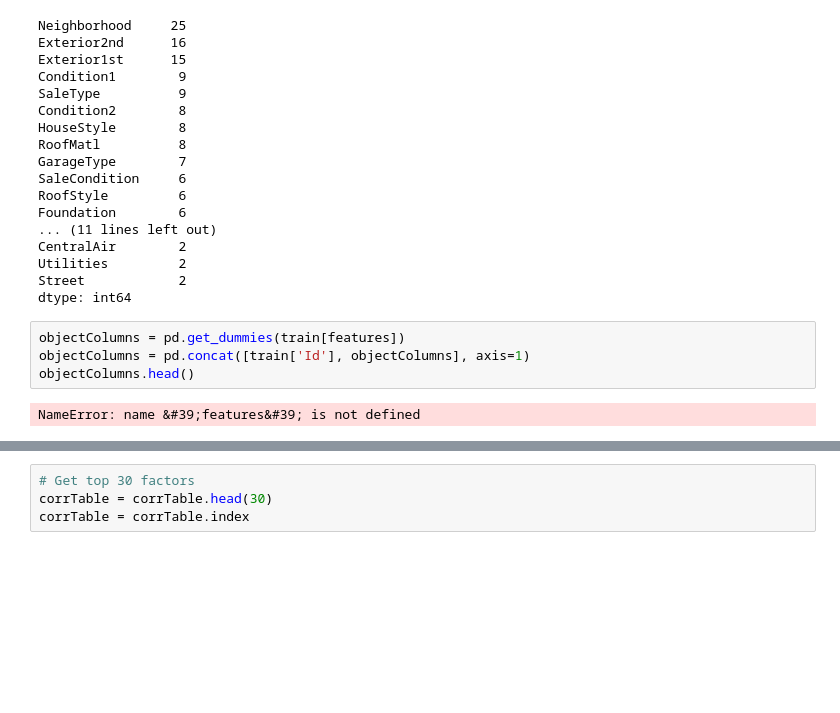
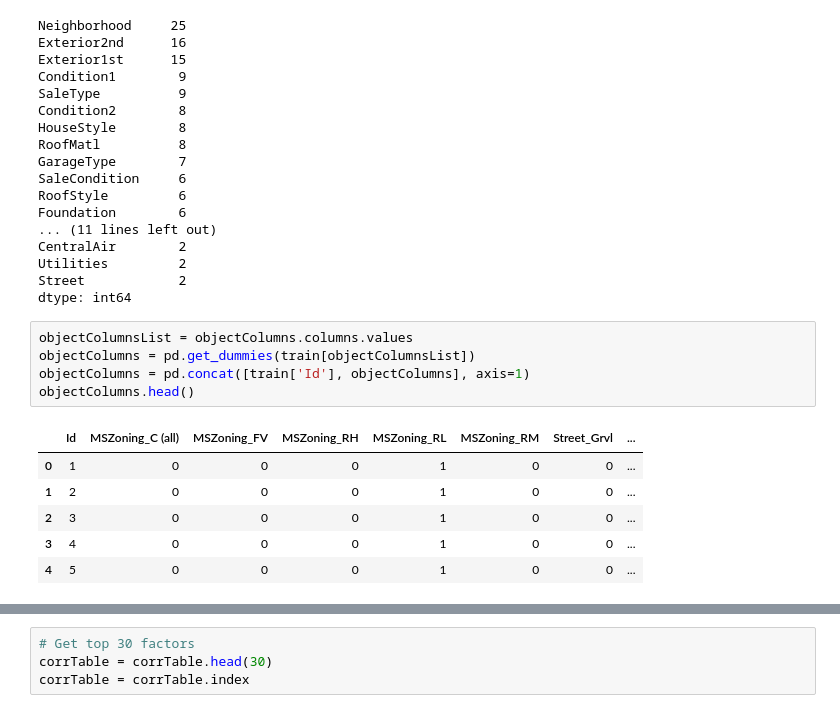
Before and after one commit to PratsNathan/house-prices-advanced-regression-techniques, a Jupyter notebook: main.ipynb, the cells around one changed output, grey strips where cells are left out. Cells and saved outputs as stored; diff of their text form; blank space fills up the shorter version.

```diff
--- a/main.ipynb
+++ b/main.ipynb
@@ -148,8 +148,14 @@ Utilities         2
 Street            2
 dtype: int64
 # %%
-objectColumns = pd.get_dummies(train[features])
+objectColumnsList = objectColumns.columns.values
+objectColumns = pd.get_dummies(train[objectColumnsList])
 objectColumns = pd.concat([train['Id'], objectColumns], axis=1)
 objectColumns.head()
 # %% [output]
-NameError: name &#39;features&#39; is not defined
+|  | Id | MSZoning_C (all) | MSZoning_FV | MSZoning_RH | MSZoning_RL | MSZoning_RM | Street_Grvl | ... |
+| 0 | 1 | 0 | 0 | 0 | 1 | 0 | 0 | ... |
+| 1 | 2 | 0 | 0 | 0 | 1 | 0 | 0 | ... |
+| 2 | 3 | 0 | 0 | 0 | 1 | 0 | 0 | ... |
+| 3 | 4 | 0 | 0 | 0 | 1 | 0 | 0 | ... |
+| 4 | 5 | 0 | 0 | 0 | 1 | 0 | 0 | ... |
```
Also changed, not shown: parts of 9 cells of this notebook.
